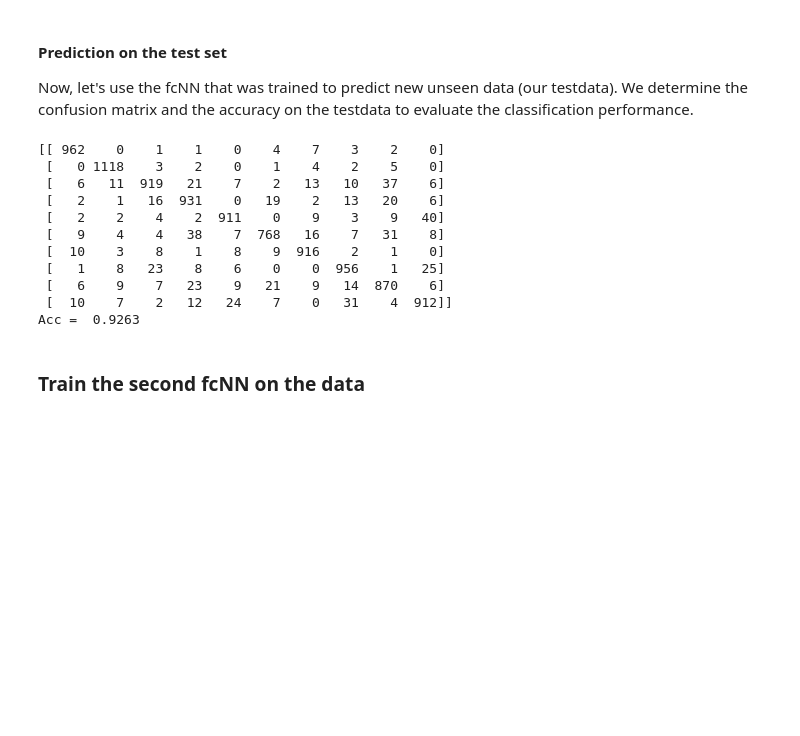
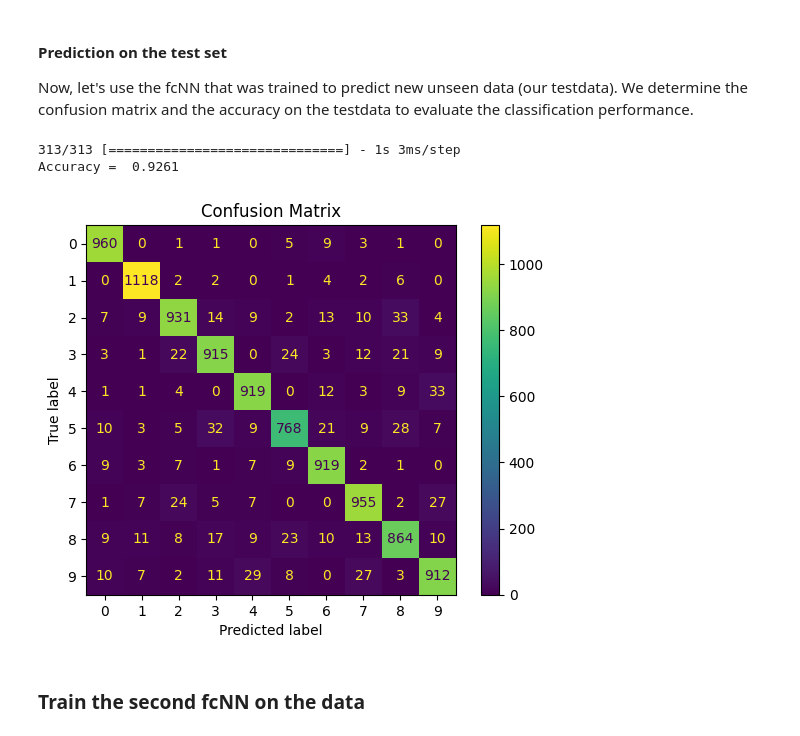
Before and after one commit to tensorchiefs/dl_course_2024, a Jupyter notebook: notebooks/03_fcnn_mnist_sol.ipynb, the cells around one changed output. Drawn from its saved outputs; the diff is of its cells as text; code cells hidden in the pictures; blank space fills up the shorter version.

```diff
--- a/notebooks/03_fcnn_mnist_sol.ipynb
+++ b/notebooks/03_fcnn_mnist_sol.ipynb
@@ -176,22 +177,22 @@ plt.show()
 Now, let's use the fcNN that was trained to predict new unseen data (our testdata).
 We determine the confusion matrix and the accuracy on the testdata to evaluate the classification performance.
 # %%
+# predict each instance of the testset
 pred=model.predict(X_test_flat)
-print(confusion_matrix(np.argmax(Y_test,axis=1),np.argmax(pred,axis=1)))
+# get confusion matrix
+cm = confusion_matrix(np.argmax(Y_test, axis=1), np.argmax(pred, axis=1))
+
 acc_fc = np.sum(np.argmax(Y_test,axis=1)==np.argmax(pred,axis=1))/len(pred)
-print("Acc = " , acc_fc)
+print("Accuracy = " , acc_fc)
+
+disp = ConfusionMatrixDisplay(confusion_matrix=cm)
+disp.plot(cmap='viridis')
+plt.title('Confusion Matrix')
+plt.show()
 # %% [output]
-[[ 962    0    1    1    0    4    7    3    2    0]
- [   0 1118    3    2    0    1    4    2    5    0]
- [   6   11  919   21    7    2   13   10   37    6]
- [   2    1   16  931    0   19    2   13   20    6]
- [   2    2    4    2  911    0    9    3    9   40]
- [   9    4    4   38    7  768   16    7   31    8]
- [  10    3    8    1    8    9  916    2    1    0]
- [   1    8   23    8    6    0    0  956    1   25]
- [   6    9    7   23    9   21    9   14  870    6]
- [  10    7    2   12   24    7    0   31    4  912]]
-Acc =  0.9263
+313/313 [==============================] - 1s 3ms/step
+Accuracy =  0.9261
+[figure, added]
 # %% [markdown]
 ### Train the second fcNN on the data
 # %% [markdown]
```
Also changed, not shown: parts of 13 cells of this notebook, 7 other files.
